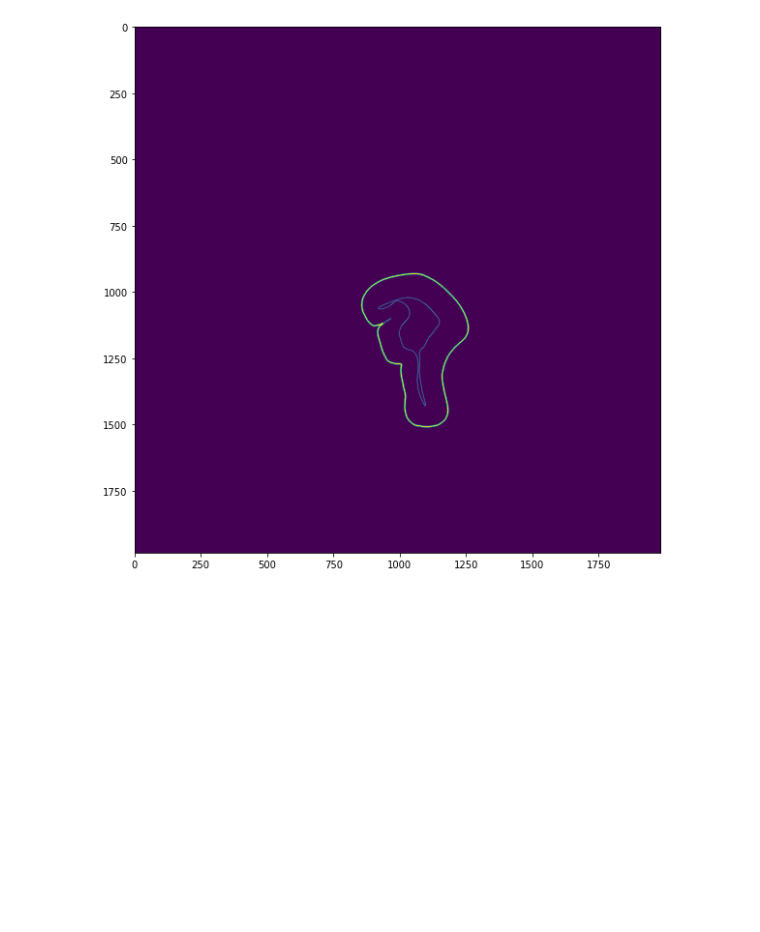
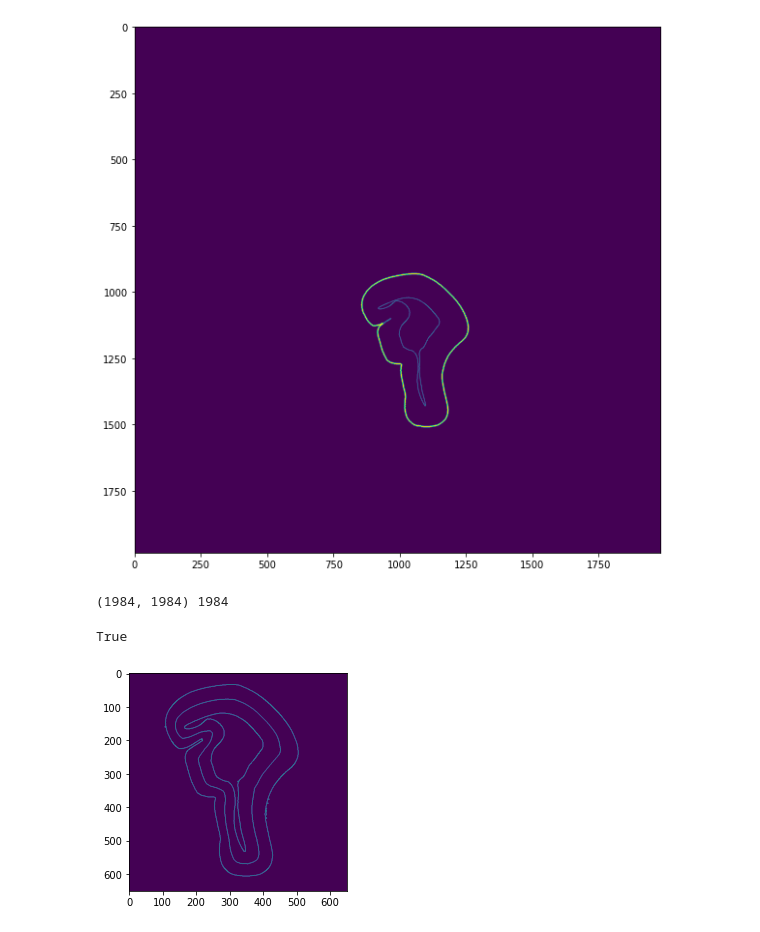
Before and after one commit to cosynus-lix/trajectory_predictor, a Jupyter notebook: contour_experiemnt.ipynb, the cells around one changed output. Cells and saved outputs as stored; diff of their text form; code cells hidden in the pictures; blank space fills up the shorter version.

Commit message:
Add code to get centerline on library

```diff
--- a/contour_experiemnt.ipynb
+++ b/contour_experiemnt.ipynb
@@ -188,18 +194,33 @@ G.add_weighted_edges_from(parents.values())
 large_ring_link = None
 large_path = None
 total_weight = None
-thresh = 6
+thresh = 1500
 weights = []
 for missing_link in missing_links:
     weight, path = nx.single_source_dijkstra(G, missing_link[0], missing_link[1])
     ring_weight = weight + missing_link[2]
-    weights.append(ring_weight)
+    weights.append((ring_weight, missing_link))
+
     # if (total_weight == None and ring_weight > thresh) or (total_weight != None and ring_weight < total_weight and ring_weight > thresh):
     #     total_weight = ring_weight
     #     large_path = path
     #     large_ring_link = missing_link
-print(sorted(weights))
-print(large_path, large_ring_link, total_weight)
+# print()
+
+def image_from_pixel_coords(img, coords):
+    image = np.zeros_like(img)
+    _, j_size = img.shape
+    print(img.shape, j_size)
+    for coor in coords:
+        i, j = coor//j_size, coor%j_size
+        if i < image.shape[0] and j < image.shape[1]:
+            image[i, j] = 255
+    return image
+
+# path_image = image_from_pixel_coords(axis_cut, large_path)
+# plt.plot(sorted(weights), 'o')
+# plt.imshow(path_image)
+# print(large_path, large_ring_link, total_weight)
 # nodes = nx.draw_networkx_nodes(G, pos=nx.spring_layout(G), label=parents.keys())
-print()
-nx.draw(G, with_labels=True)
+# print()
+# nx.draw(G, with_labels=True)
@@ -250,3 +291,22 @@ fig.show()
 
  [[1042  931]]]
 [figure]
+# %%
+# import importlib
+# import trajectory_predictor
+# importlib.reload(trajectory_predictor)
+from trajectory_predictor.utils.mapping import image_to_centerline
+
+centerline = image_to_centerline('./maps/gmapping/new_map.pgm')
+
+# path_image = image_from_pixel_coords(axis, centerline)
+# plt.imshow(path_image)
+# print(centerline)
+path_image = image_from_pixel_coords(axis, centerline)
+
+plt.imshow((path_image+can)[900:1550, 750:1400])
+cv2.imwrite('./test3.png', (path_image+can)[900:1550, 750:1400])
+# %% [output]
+(1984, 1984) 1984
+True
+[figure, added]
```
Also changed, not shown: parts of 5 cells of this notebook, 3 other files.
